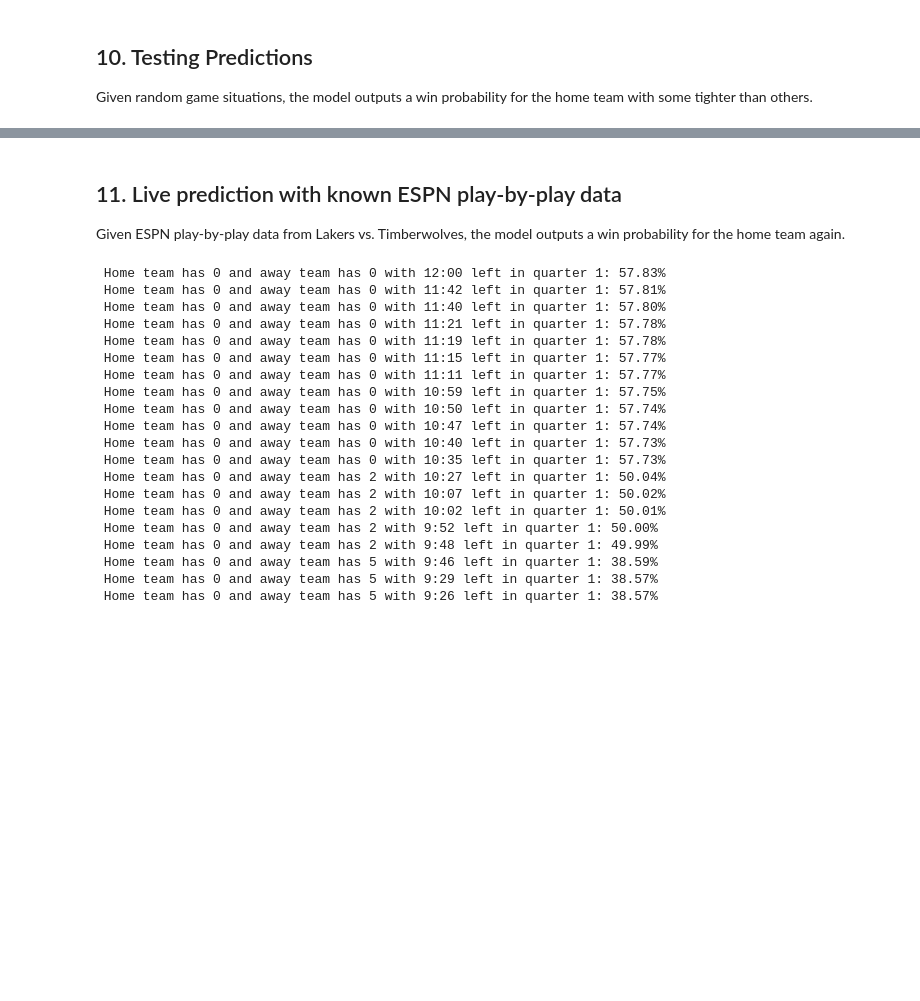
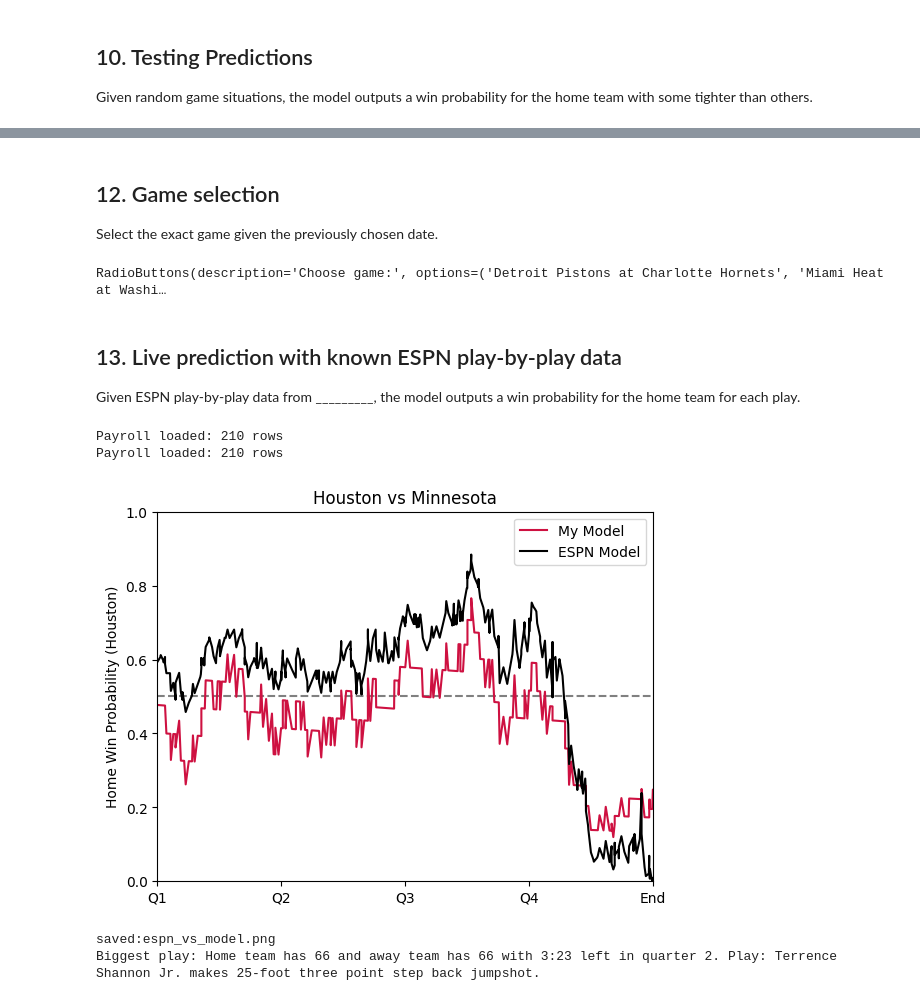
Before and after one commit to tagoodri/dsci_510_2026_spring_final_project, a Jupyter notebook: src/results.ipynb, the cells around one changed output, grey strips where cells are left out. Saved outputs shown, nothing was run; the diff lists cells and outputs as text; code cells hidden in the pictures; blank space fills up the shorter version.

```diff
--- a/src/results.ipynb
+++ b/src/results.ipynb
@@ -140,33 +191,32 @@ Home team up 3 with 30 secs left in game, I expect it should be moderate home te
+# %% [markdown]
+## 12. Game selection
+Select the exact game given the previously chosen date.
+# %%
+date =  date_picker.value
+games = get_games_on_date(date)
+games_names_list = list(games.keys())
+
+#using radio widget found online so user can select data from game
+radio = widgets.RadioButtons(
+    options= games_names_list,
+    value=games_names_list[0], # Default selected value
+    description='Choose game:',
+    disabled=False
+)
+display(radio)
+# %% [output]
+RadioButtons(description='Choose game:', options=('Detroit Pistons at Charlotte Hornets', 'Miami Heat at Washi…
 # %% [markdown]
-## 11. Live prediction with known ESPN play-by-play data
- Given ESPN play-by-play data from Lakers vs. Timberwolves, the model outputs a win probability for the home team again.
+## 13. Live prediction with known ESPN play-by-play data
+ Given ESPN play-by-play data from _________, the model outputs a win probability for the home team for each play.
 # %%
-url = 'https://site.api.espn.com/apis/site/v2/sports/basketball/nba/summary?event=401810801'
-plays = espn_scores(url)
-for play in plays[:20]: #only showing first 20 plays
-  margin = play['margin']
-  secs = play['secs']
-  description = play['description']
-  prob = predict_win_probability(model, margin, secs)
-  print(f" {description}: {prob:.2%}")
+game_selected = radio.value
+game_id = games[game_selected]
+game_info = espn_scores(game_id)
+analyze_game(game_info['plays_list'], model, game_info['home_team'], game_info['away_team'], game_info['home_team_color'])
 # %% [output]
- Home team has 0 and away team has 0 with 12:00 left in quarter 1: 57.83%
- Home team has 0 and away team has 0 with 11:42 left in quarter 1: 57.81%
- Home team has 0 and away team has 0 with 11:40 left in quarter 1: 57.80%
- Home team has 0 and away team has 0 with 11:21 left in quarter 1: 57.78%
- Home team has 0 and away team has 0 with 11:19 left in quarter 1: 57.78%
- Home team has 0 and away team has 0 with 11:15 left in quarter 1: 57.77%
- Home team has 0 and away team has 0 with 11:11 left in quarter 1: 57.77%
- Home team has 0 and away team has 0 with 10:59 left in quarter 1: 57.75%
- Home team has 0 and away team has 0 with 10:50 left in quarter 1: 57.74%
- Home team has 0 and away team has 0 with 10:47 left in quarter 1: 57.74%
- Home team has 0 and away team has 0 with 10:40 left in quarter 1: 57.73%
- Home team has 0 and away team has 0 with 10:35 left in quarter 1: 57.73%
- Home team has 0 and away team has 2 with 10:27 left in quarter 1: 50.04%
- Home team has 0 and away team has 2 with 10:07 left in quarter 1: 50.02%
- Home team has 0 and away team has 2 with 10:02 left in quarter 1: 50.01%
- Home team has 0 and away team has 2 with 9:52 left in quarter 1: 50.00%
- Home team has 0 and away team has 2 with 9:48 left in quarter 1: 49.99%
- Home team has 0 and away team has 5 with 9:46 left in quarter 1: 38.59%
- Home team has 0 and away team has 5 with 9:29 left in quarter 1: 38.57%
- Home team has 0 and away team has 5 with 9:26 left in quarter 1: 38.57%
+Payroll loaded: 210 rows
+Payroll loaded: 210 rows
+[figure, added]
+saved:espn_vs_model.png
+Biggest play: Home team has 66 and away team has 66 with 3:23 left in quarter 2. Play: Terrence Shannon Jr. makes 25-foot three point step back jumpshot.
```
Also changed, not shown: parts of 19 cells of this notebook, 10 other files.
